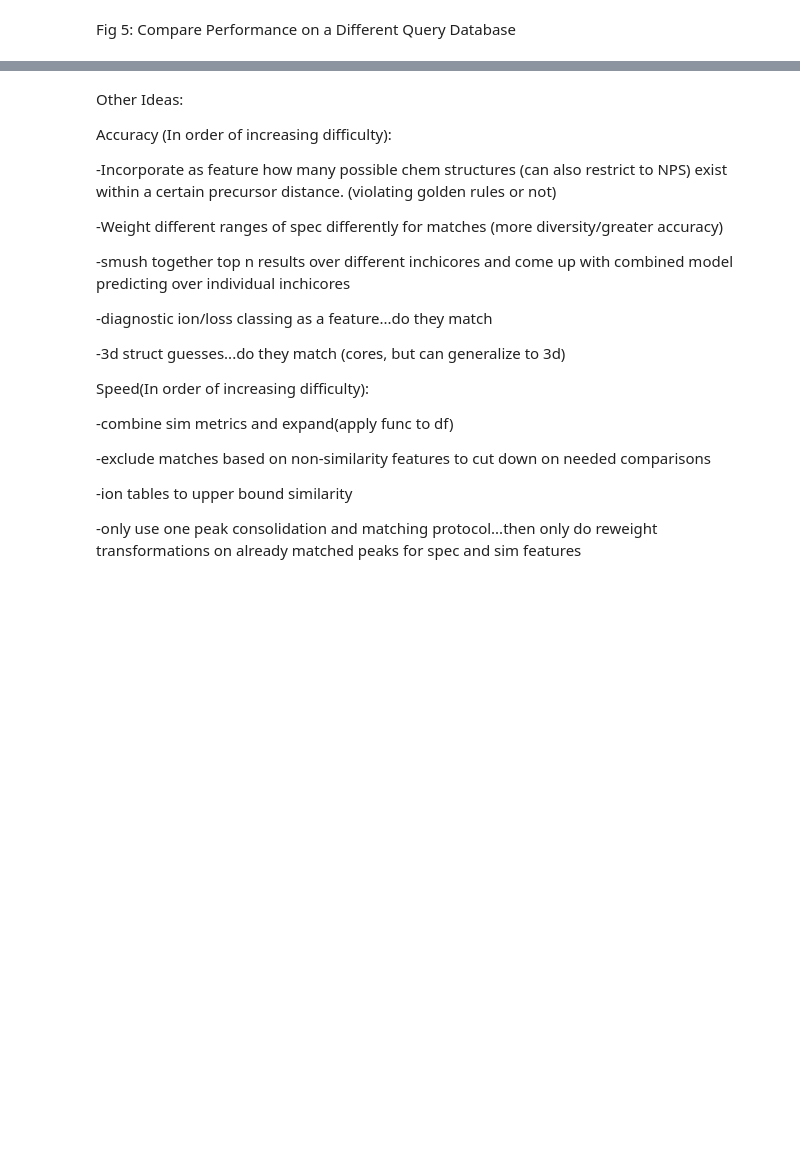
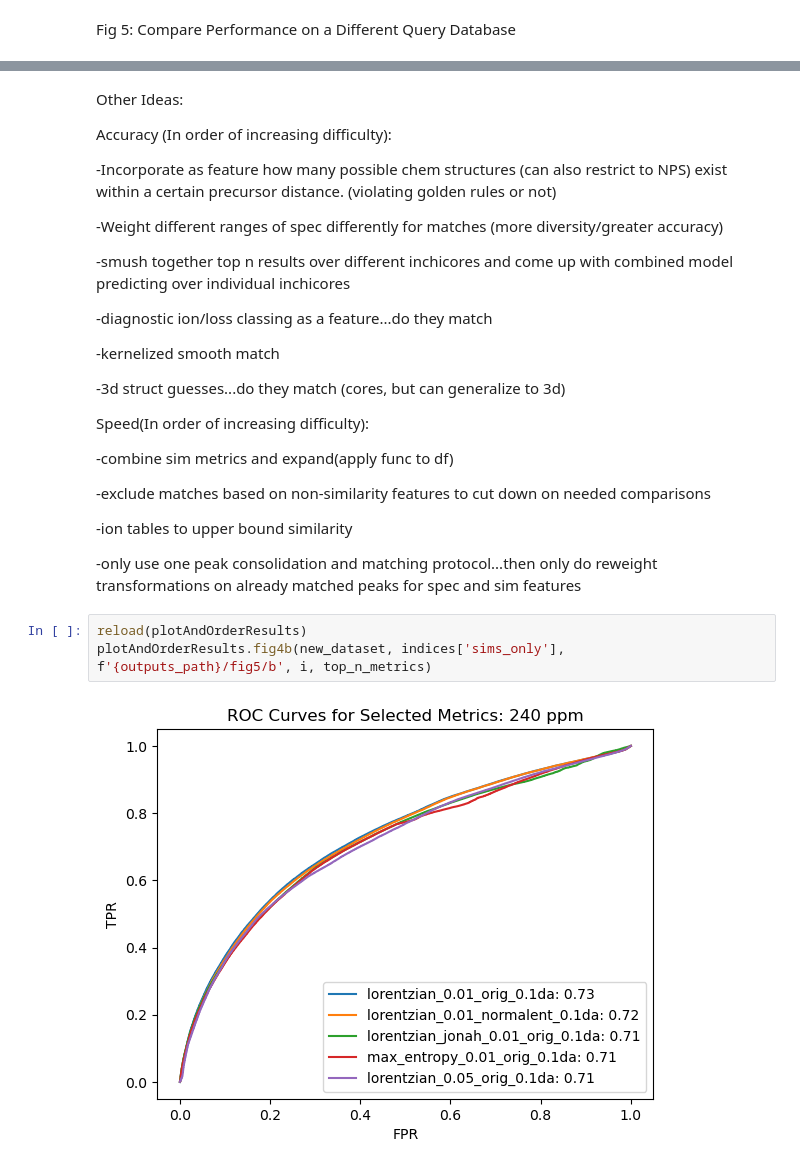
Before and after one commit to Jbug1/SpecSim, a Jupyter notebook: figures.ipynb, the cells around one changed output, grey strips where cells are left out. Cells and saved outputs as stored; diff of their text form; blank space fills up the shorter version.

```diff
--- a/figures.ipynb
+++ b/figures.ipynb
@@ -636,6 +645,8 @@ Accuracy (In order of increasing difficulty):
 
 -diagnostic ion/loss classing as a feature...do they match
 
+-kernelized smooth match
+
 -3d struct guesses...do they match (cores, but can generalize to 3d)
 
 Speed(In order of increasing difficulty):
@@ -647,3 +658,8 @@ Speed(In order of increasing difficulty):
 -ion tables to upper bound similarity
 
 -only use one peak consolidation and matching protocol...then only do reweight transformations on already matched peaks for spec and sim features
+# %%
+reload(plotAndOrderResults)
+plotAndOrderResults.fig4b(new_dataset, indices['sims_only'], f'{outputs_path}/fig5/b', i, top_n_metrics)
+# %% [output]
+[figure, added]
```
Also changed, not shown: parts of 4 cells of this notebook, 1 other file.
